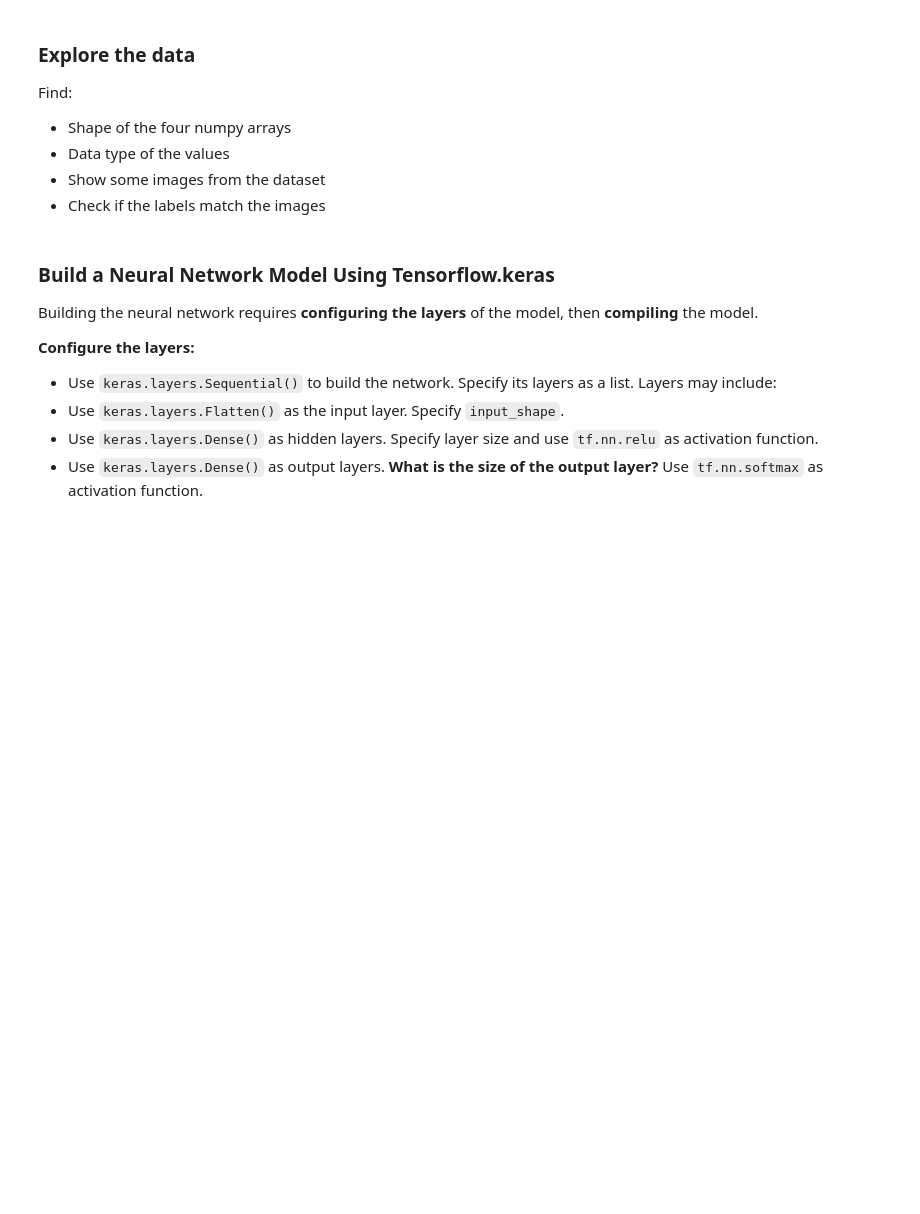
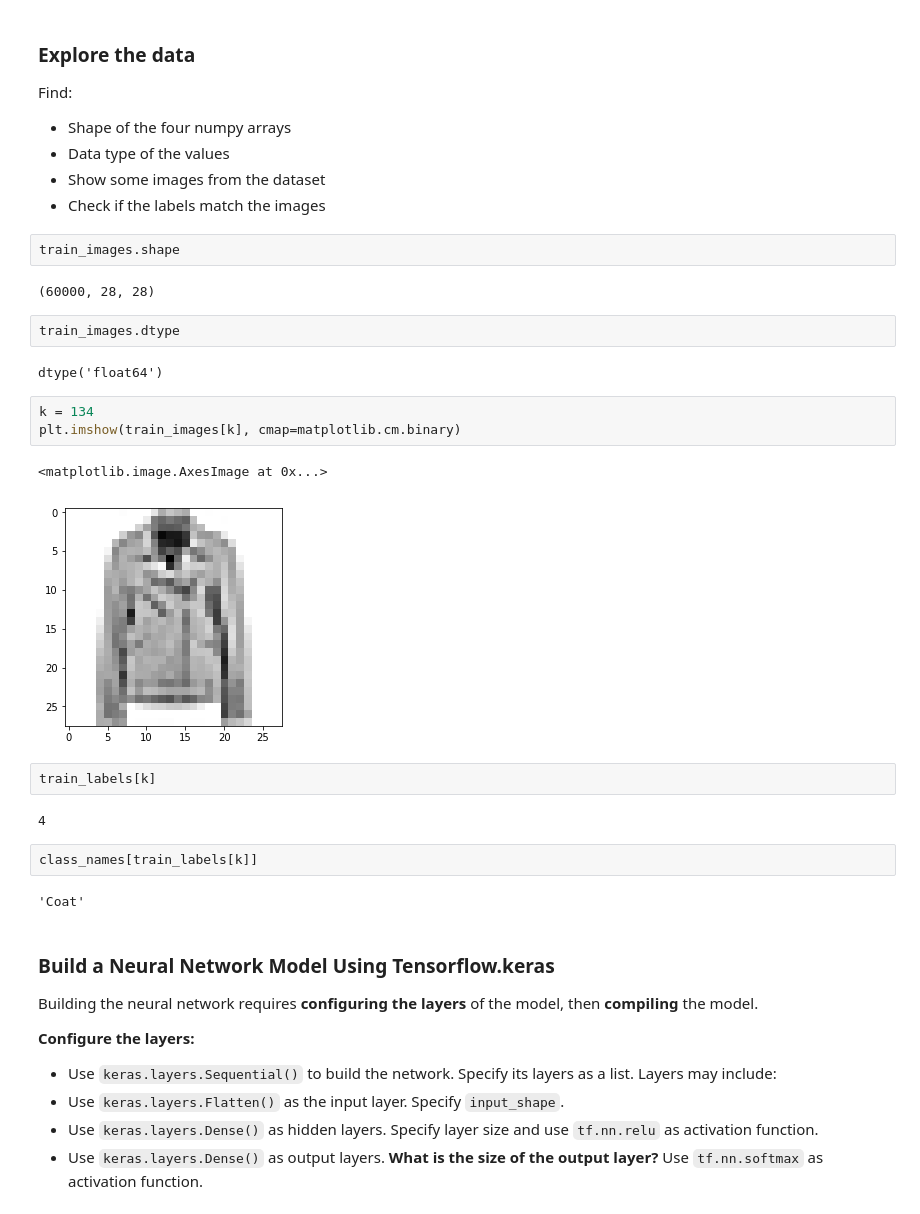
Before and after one commit to ch00226855/CMP464-788-Spring2019, a Jupyter notebook: Week12_NeuralNetwork.ipynb, the cells around one changed output. Saved outputs shown, nothing was run; the diff lists cells and outputs as text; blank space fills up the shorter version.

```diff
--- a/Week12_NeuralNetwork.ipynb
+++ b/Week12_NeuralNetwork.ipynb
@@ -45,6 +49,28 @@ Find:
 - Data type of the values
 - Show some images from the dataset
 - Check if the labels match the images
+# %%
+train_images.shape
+# %% [output]
+(60000, 28, 28)
+# %%
+train_images.dtype
+# %% [output]
+dtype('float64')
+# %%
+k = 134
+plt.imshow(train_images[k], cmap=matplotlib.cm.binary)
+# %% [output]
+<matplotlib.image.AxesImage at 0x...>
+[figure, added]
+# %%
+train_labels[k]
+# %% [output]
+4
+# %%
+class_names[train_labels[k]]
+# %% [output]
+'Coat'
 # %% [markdown]
 ### Build a Neural Network Model Using Tensorflow.keras
 
```
Also changed, not shown: parts of 12 cells of this notebook, 1 other file.
